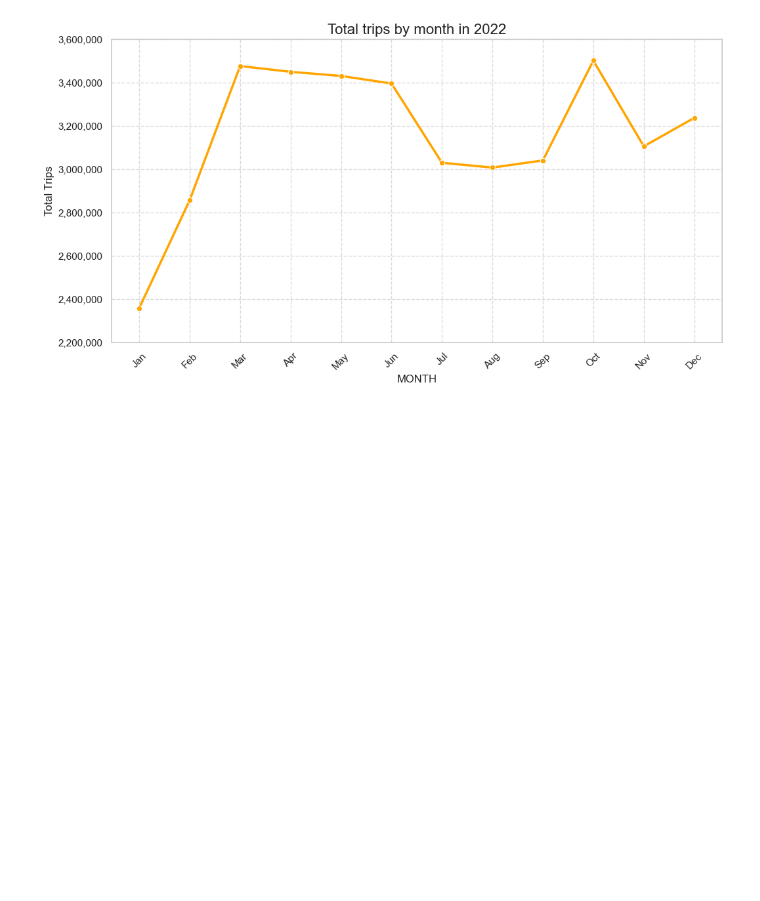
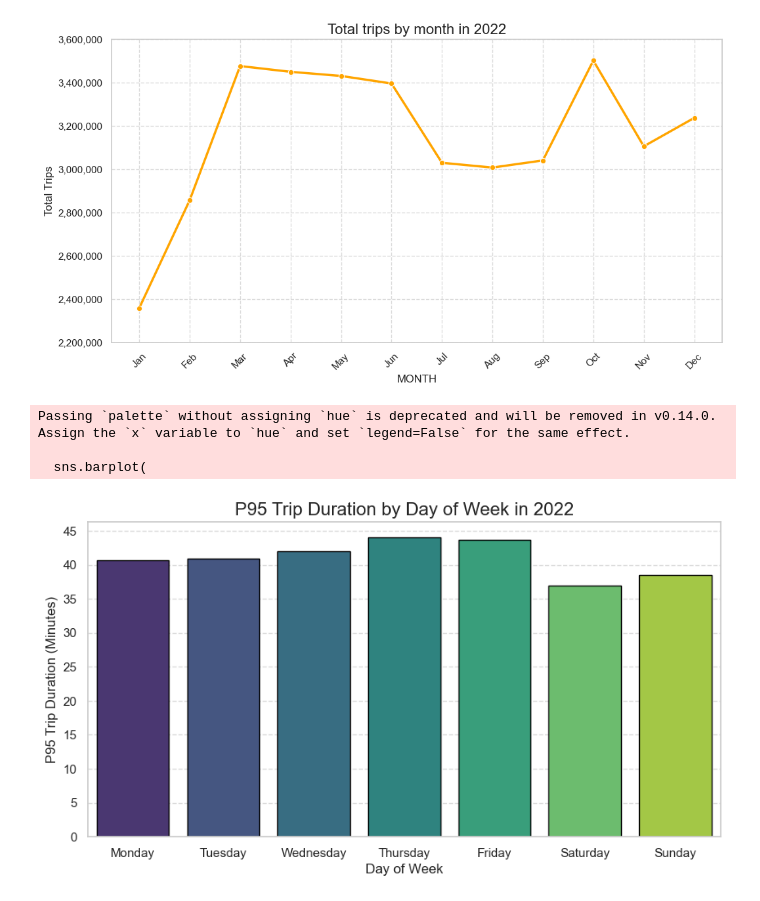
Before and after one commit to taintedsilk/NYC-TLC-Taxi-Trips-DataProcessing-Group1.4, a Jupyter notebook: src/visualization.ipynb, the cells around one changed output. Drawn from its saved outputs; the diff is of its cells as text; code cells hidden in the pictures; blank space fills up the shorter version.

Commit message:
Hoàn thành biểu đồ cột biểu diễn p95 trip duration by dow

```diff
--- a/src/visualization.ipynb
+++ b/src/visualization.ipynb
@@ -49,3 +49,47 @@ plt.savefig(output_path, bbox_inches='tight')
 plt.show()
 # %% [output]
 [figure]
+# %%
+# Đọc file KPI dow
+file_path_kpi_dow = r'..\processed\kpi_dow_p95_trip_duration.csv'
+kpi_dow_data = pd.read_csv(file_path_kpi_dow)
+
+
+weekday_order = ['Monday', 'Tuesday', 'Wednesday', 'Thursday', 'Friday', 'Saturday', 'Sunday']
+
+# Đặt lại thứ tự ngày trong tuần
+kpi_dow_data = kpi_dow_data.set_index('Day_of_Week')
+kpi_dow_data = kpi_dow_data.reindex(weekday_order)
+kpi_dow_data = kpi_dow_data.reset_index()
+
+# Vẽ khung
+plt.figure(figsize=(10, 5))
+
+# Biểu đồ cột biểu diễn P95 trip duration theo ngày trong tuần
+sns.barplot(
+    data = kpi_dow_data,
+    x = 'Day_of_Week',
+    y = 'p95_trip_duration',
+    palette = 'viridis',
+    edgecolor = 'black'
+)
+
+# Chi tiết về trục y
+plt.yticks(range(0, 50, 5))
+
+# Chú giải
+plt.title('P95 Trip Duration by Day of Week in 2022', fontsize=16)
+plt.xlabel('Day of Week', fontsize=12)
+plt.ylabel('P95 Trip Duration (Minutes)', fontsize=12)
+plt.grid(axis='y', linestyle='--', alpha=0.7)
+
+# Lưu hình ảnh
+output_path_dow = r'..\figures\p95_trip_duration_by_dow_2022.png'
+plt.savefig(output_path_dow, bbox_inches='tight')
+
+plt.show()
+# %% [output]
+Passing `palette` without assigning `hue` is deprecated and will be removed in v0.14.0. Assign the `x` variable to `hue` and set `legend=False` for the same effect.
+
+  sns.barplot(
+[figure, added]
```
Also changed, not shown: parts of 1 cell of this notebook, 1 other file.
